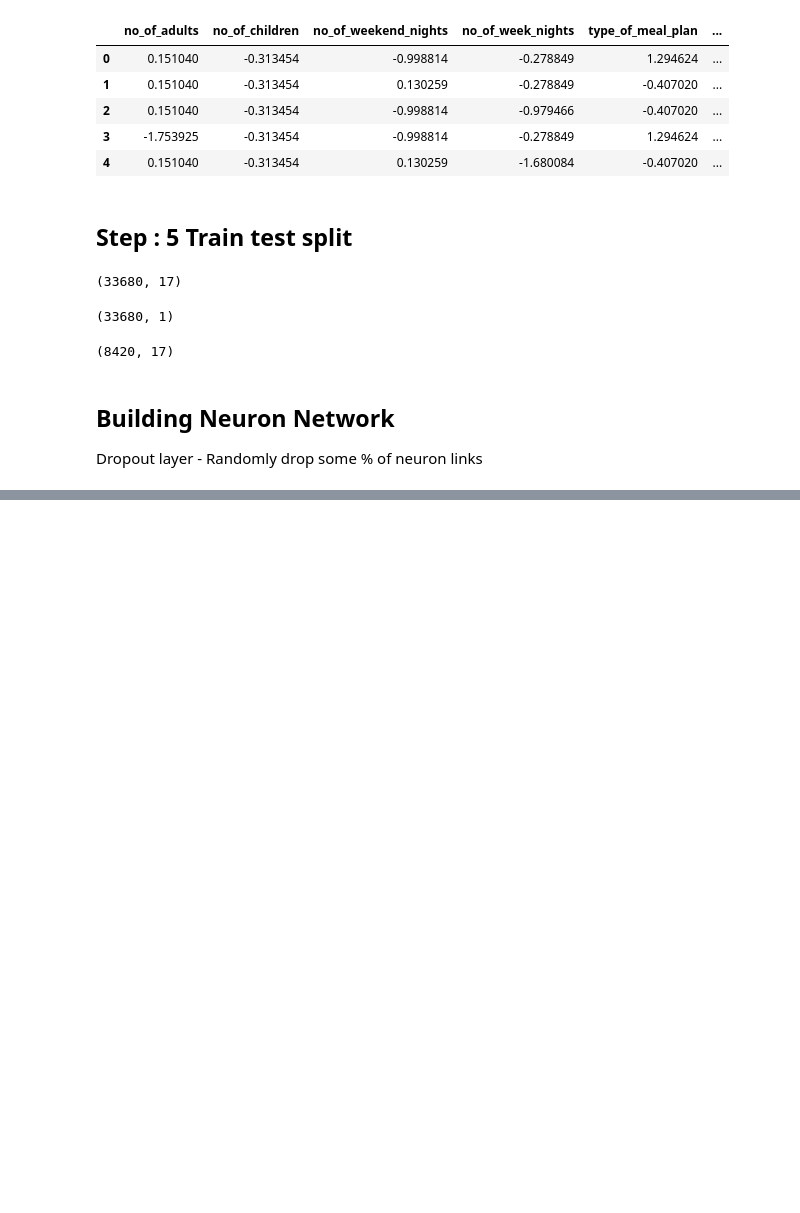
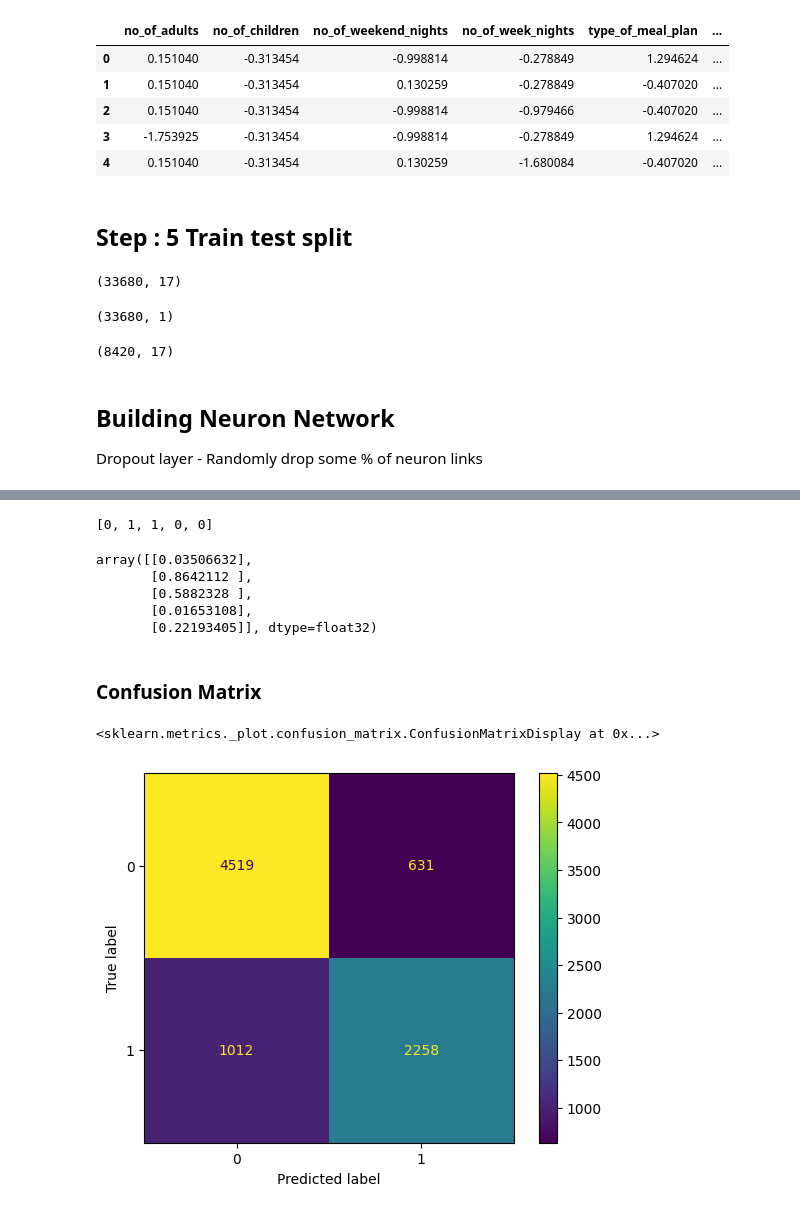
Before and after one commit to yashasangani/DeepLearning-6th-July, a Jupyter notebook: Binary_Classification1.ipynb, the cells around one changed output, grey strips where cells are left out. Cells and saved outputs as stored; diff of their text form; code cells hidden in the pictures; blank space fills up the shorter version.

```diff
--- a/Binary_Classification1.ipynb
+++ b/Binary_Classification1.ipynb
@@ -247,0 +246,3 @@ model.evaluate(X_test,Y_test)
+# %%
+yprob_train = model.predict(X_train)
+yprob_test = model.predict(X_test)
@@ -247,0 +269,3 @@ model.evaluate(X_test,Y_test)
+# %%
+ypred_train = [1 if prob >=0.5 else 0 for prob in yprob_train]
+ypred_test = [1 if prob >=0.5 else 0 for prob in yprob_test]
@@ -247,0 +285,20 @@ model.evaluate(X_test,Y_test)
+# %%
+ypred_test[0:5]
+# %% [output]
+[0, 1, 1, 0, 0]
+# %%
+yprob_test[0:5]
+# %% [output]
+array([[0.03506632],
+       [0.8642112 ],
+       [0.5882328 ],
+       [0.01653108],
+       [0.22193405]], dtype=float32)
+# %% [markdown]
+### Confusion Matrix
+# %%
+from sklearn.metrics import ConfusionMatrixDisplay
+ConfusionMatrixDisplay.from_predictions(Y_test,ypred_test)
+# %% [output]
+<sklearn.metrics._plot.confusion_matrix.ConfusionMatrixDisplay at 0x...>
+[figure, added]
```
Also changed, not shown: parts of 26 cells of this notebook.
